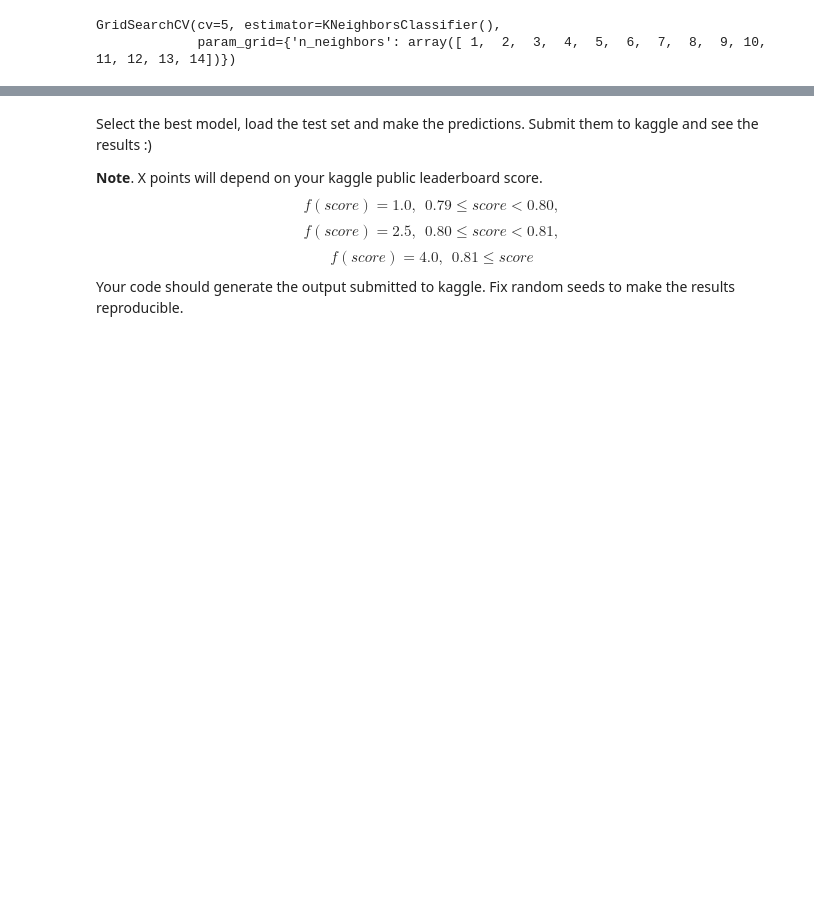
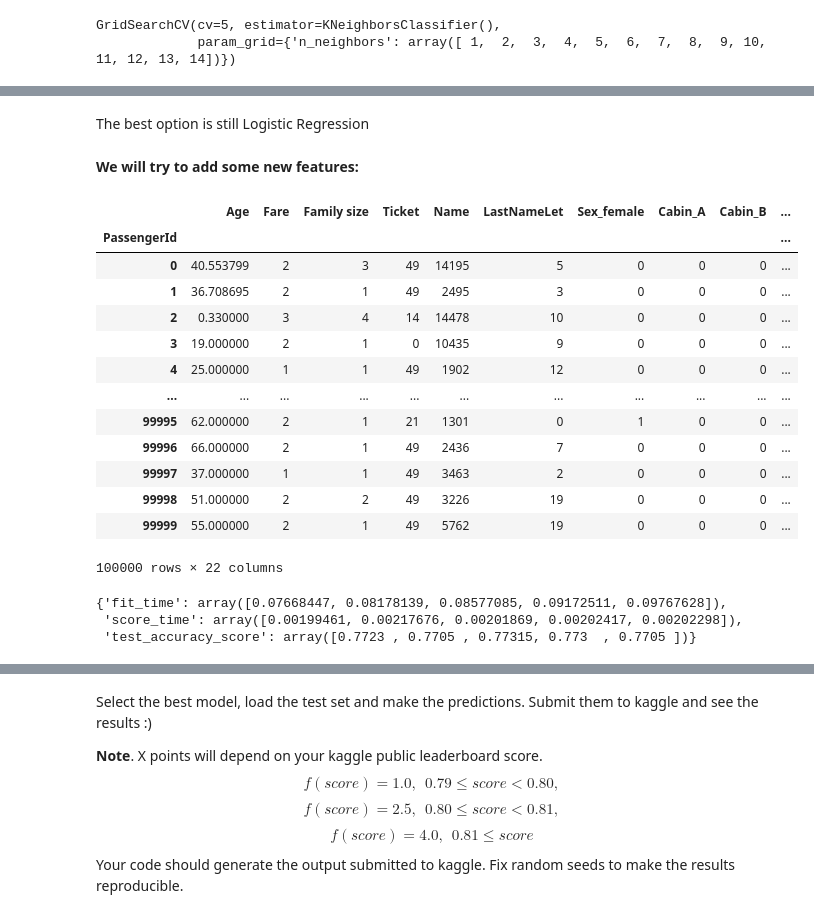
Before and after one commit to TekaLishoo/ML_homeworks_1, a Jupyter notebook: hw_classification.ipynb, the cells around one changed output, grey strips where cells are left out. Drawn from its saved outputs; the diff is of its cells as text; code cells hidden in the pictures; blank space fills up the shorter version.

```diff
--- a/hw_classification.ipynb
+++ b/hw_classification.ipynb
@@ -982,3 +957,3 @@ data_new
 # %%
-X = X.drop(['Sex_male'], axis = 1)
+X_prep = X_prep.drop(['Sex_male'], axis = 1)
 # %%
@@ -1002,8 +980,8 @@ memory usage: 5.3+ MB
 We will use StandardScaler to normalize features.
 # %%
 ss = StandardScaler()
-ss.fit(X)
-X = ss.transform(X)
+ss.fit(X_prep)
+X = ss.transform(X_prep)
 # %%
 from sklearn.metrics import make_scorer
 from sklearn.linear_model import LogisticRegression
@@ -1060,0 +1071,22 @@ search.best_score_
+# %% [markdown]
+The best option is still Logistic Regression
+# %% [markdown]
+**We will try to add some new features:**
+# %%
+X_prep_new = X_prep
+X_prep_new
+# %% [output]
+|  | Age | Fare | Family size | Ticket | Name | LastNameLet | Sex_female | Cabin_A | Cabin_B | ... |
+| PassengerId |  |  |  |  |  |  |  |  |  | ... |
+| 0 | 40.553799 | 2 | 3 | 49 | 14195 | 5 | 0 | 0 | 0 | ... |
+| 1 | 36.708695 | 2 | 1 | 49 | 2495 | 3 | 0 | 0 | 0 | ... |
+| 2 | 0.330000 | 3 | 4 | 14 | 14478 | 10 | 0 | 0 | 0 | ... |
+| 3 | 19.000000 | 2 | 1 | 0 | 10435 | 9 | 0 | 0 | 0 | ... |
+| 4 | 25.000000 | 1 | 1 | 49 | 1902 | 12 | 0 | 0 | 0 | ... |
+| ... | ... | ... | ... | ... | ... | ... | ... | ... | ... | ... |
+| 99995 | 62.000000 | 2 | 1 | 21 | 1301 | 0 | 1 | 0 | 0 | ... |
+| 99996 | 66.000000 | 2 | 1 | 49 | 2436 | 7 | 0 | 0 | 0 | ... |
+| 99997 | 37.000000 | 1 | 1 | 49 | 3463 | 2 | 0 | 0 | 0 | ... |
+| 99998 | 51.000000 | 2 | 2 | 49 | 3226 | 19 | 0 | 0 | 0 | ... |
+| 99999 | 55.000000 | 2 | 1 | 49 | 5762 | 19 | 0 | 0 | 0 | ... |
+100000 rows × 22 columns
@@ -1060,0 +1103,8 @@ search.best_score_
+# %%
+model_log = LogisticRegression(C = 0.3)
+rez_log = cross_validate(model_log, X, y.ravel(), cv=5, scoring={'accuracy_score': make_scorer(metrics.accuracy_score)})
+rez_log
+# %% [output]
+{'fit_time': array([0.07668447, 0.08178139, 0.08577085, 0.09172511, 0.09767628]),
+ 'score_time': array([0.00199461, 0.00217676, 0.00201869, 0.00202417, 0.00202298]),
+ 'test_accuracy_score': array([0.7723 , 0.7705 , 0.77315, 0.773  , 0.7705 ])}
```
Also changed, not shown: parts of 59 cells of this notebook.
